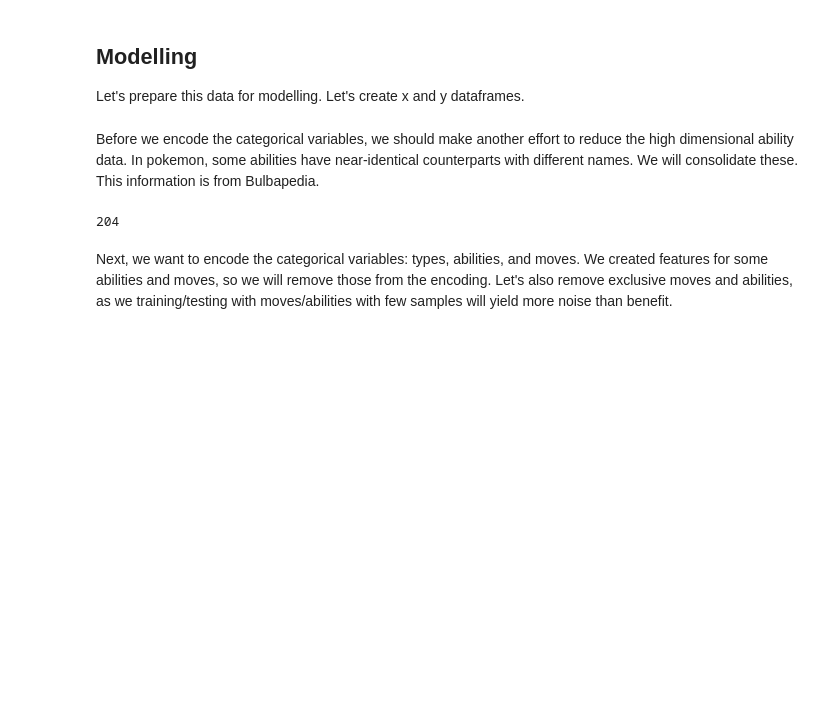
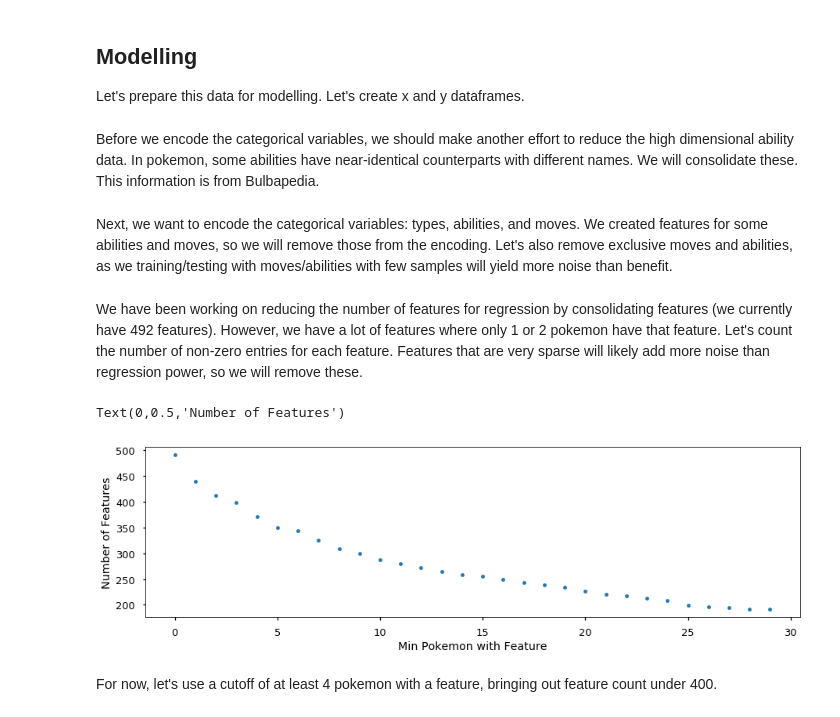
Before and after one commit to n2cholas/pokemon-analysis, a Jupyter notebook: Pokemon-Analysis.ipynb, the cells around one changed output. Saved outputs shown, nothing was run; the diff lists cells and outputs as text; code cells hidden in the pictures; blank space fills up the shorter version.

```diff
--- a/Pokemon-Analysis.ipynb
+++ b/Pokemon-Analysis.ipynb
@@ -876,10 +876,6 @@ ability_dict['Prankster'].add('Triage')
 ability_dict['Thick Fat'].add('Heatproof')
 ability_dict['Rough Skin'].add('Iron Barbs')
 #water absorb and dry skin?
-# %%
-len(ability_dict.keys())
-# %% [output]
-204
 # %% [markdown]
 Next, we want to encode the categorical variables: types, abilities, and moves. We created features for some abilities and moves, so we will remove those from the encoding. Let's also remove exclusive moves and abilities, as we training/testing with moves/abilities with few samples will yield more noise than benefit.
 # %%
@@ -892,3 +888,5 @@ for m in move_set:
     df_x[m] = df.apply(lambda x: 1 if m in x.moves else 0, axis = 1)
 for t in type_set:
     df_x[t] = df.apply(lambda x: 1 if t in x.types else 0, axis = 1)
+# %% [markdown]
+We have been working on reducing the number of features for regression by consolidating features (we currently have 492 features). However, we have a lot of features where only 1 or 2 pokemon have that feature. Let's count the number of non-zero entries for each feature. Features that are very sparse will likely add more noise than regression power, so we will remove these.
@@ -894,0 +897,10 @@ for t in type_set:
+# %%
+fig, ax = plt.subplots(figsize=(15, 4))
+ax.scatter(cutoff, num_vars, s=20)
+ax.set_xlabel('Min Pokemon with Feature')
+ax.set_ylabel('Number of Features')
+# %% [output]
+Text(0,0.5,'Number of Features')
+[figure, added]
+# %% [markdown]
+For now, let's use a cutoff of at least 4 pokemon with a feature, bringing out feature count under 400.
```
Also changed, not shown: parts of 33 cells of this notebook, 4 other files.
